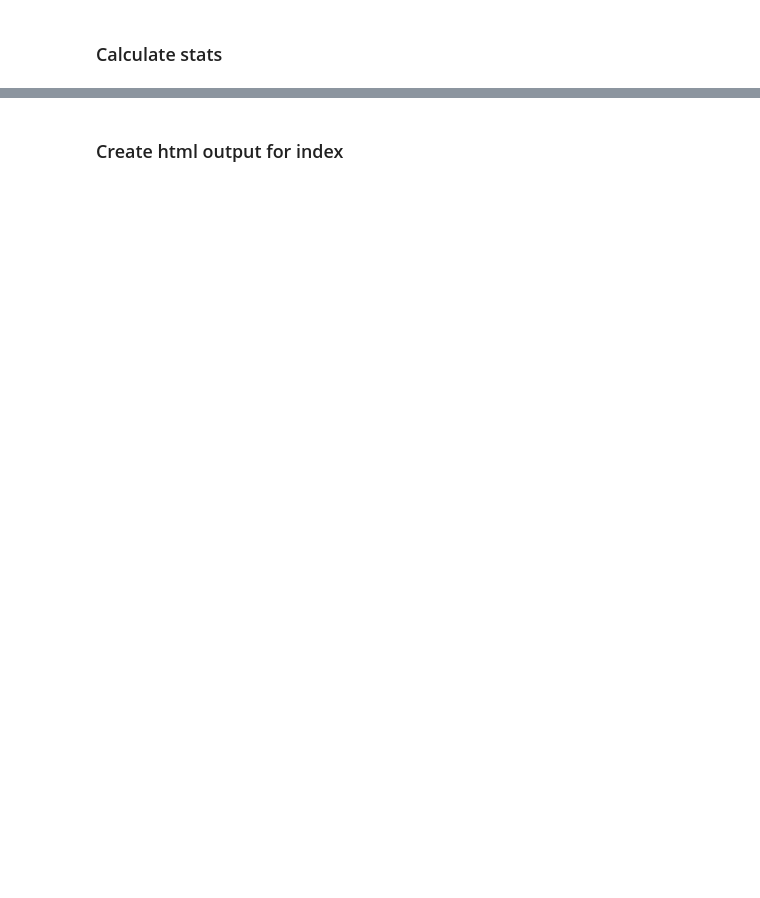
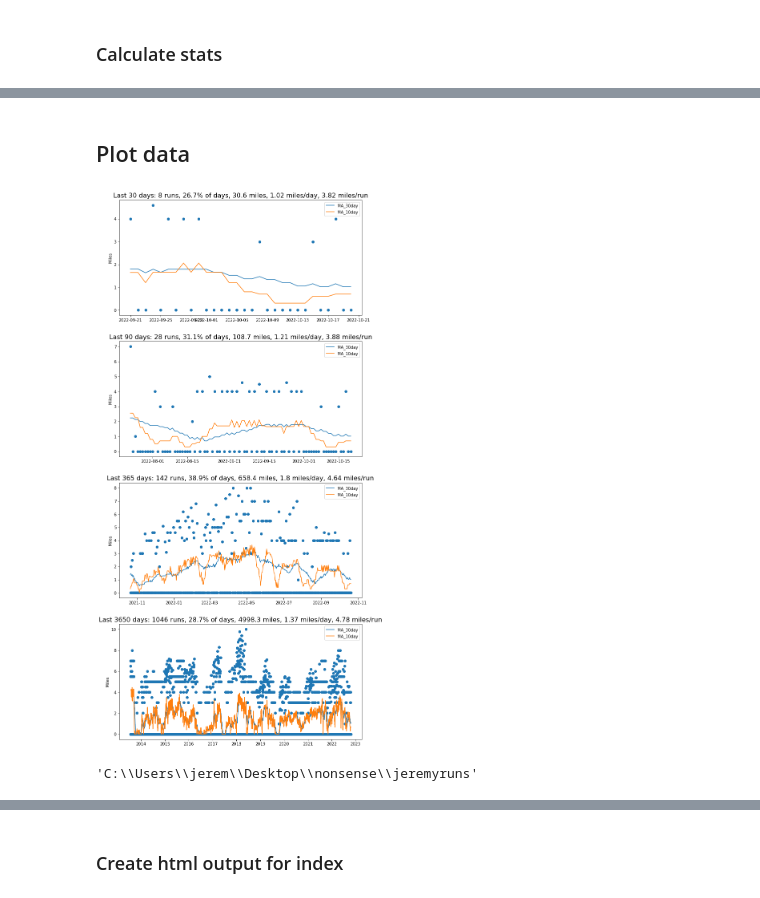
Before and after one commit to jeremypmobley/nonsense, a Jupyter notebook: jeremyruns/run_log_charts.ipynb, the cells around one changed output, grey strips where cells are left out. Drawn from its saved outputs; the diff is of its cells as text; code cells hidden in the pictures; blank space fills up the shorter version.

Commit message:
Updated jeremyruns to a single chart

```diff
--- a/jeremyruns/run_log_charts.ipynb
+++ b/jeremyruns/run_log_charts.ipynb
@@ -95,9 +59,0 @@ plt.legend(['MA_30day', 'MA_10day'])
-# %%
-# Last 365 days- 10, 30 day MA
-sns.set(rc = {'figure.figsize':(10,6)})
-sns.scatterplot(data = df.tail(366), x = "Date", y = "Miles")
-sns.lineplot('Date', 'value', hue='variable',
-             data=pd.melt(df.tail(366)[['Date', 'MA_30day', 'MA_10day']], 'Date'))
-plt.title('Last year')
-plt.legend(['MA_30day', 'MA_10day'])
-# plt.savefig('last_year.png')
@@ -294,5 +140,6 @@ def create_last_run_text(df):
 
     return last_run_text
 # %%
-create_last_run_text(df)
+last_run_text = create_last_run_text(df)
+last_run_text
 # %% [output]
@@ -304,0 +152,52 @@ print(site_last_updated)
+# %% [markdown]
+## Plot data
+# %%
+fig, ax = plt.subplots(4,1, figsize=(10,20))
+
+days_back = 30
+ax[0].scatter(df.tail(days_back)['Date'],df.tail(days_back)['Miles'])
+ax[0].plot(df.tail(days_back)['Date'],df.tail(days_back)['MA_30day'])
+ax[0].plot(df.tail(days_back)['Date'],df.tail(days_back)['MA_10day'])
+ax[0].legend(['MA_30day', 'MA_10day'])
+ax[0].set_ylabel('Miles')
+text_summary = create_metrics_text_from_dict(calc_runstats(df=df, num_days_back=days_back))
+ax[0].set_title(f'{text_summary}')
+ax[0].title.set_size(16)
+
+days_back = 90
+ax[1].plot(df.tail(days_back)['Date'],df.tail(days_back)['MA_30day'])
+ax[1].plot(df.tail(days_back)['Date'],df.tail(days_back)['MA_10day'])
+ax[1].scatter(df.tail(days_back)['Date'],df.tail(days_back)['Miles'])
+ax[1].legend(['MA_30day', 'MA_10day'])
+ax[1].set_ylabel('Miles')
+text_summary = create_metrics_text_from_dict(calc_runstats(df=df, num_days_back=days_back))
+ax[1].set_title(f'{text_summary}')
+ax[1].title.set_size(16)
+
+days_back = 365
+ax[2].plot(df.tail(days_back)['Date'],df.tail(days_back)['MA_30day'])
+ax[2].plot(df.tail(days_back)['Date'],df.tail(days_back)['MA_10day'])
+ax[2].scatter(df.tail(days_back)['Date'],df.tail(days_back)['Miles'])
+ax[2].legend(['MA_30day', 'MA_10day'])
+ax[2].set_ylabel('Miles')
+text_summary = create_metrics_text_from_dict(calc_runstats(df=df, num_days_back=days_back))
+ax[2].set_title(f'{text_summary}')
+ax[2].title.set_size(16)
+
+days_back = 3650
+ax[3].plot(df.tail(days_back)['Date'],df.tail(days_back)['MA_30day'])
+ax[3].plot(df.tail(days_back)['Date'],df.tail(days_back)['MA_10day'])
+ax[3].scatter(df.tail(days_back)['Date'],df.tail(days_back)['Miles'])
+ax[3].legend(['MA_30day', 'MA_10day'])
+ax[3].set_ylabel('Miles')
+text_summary = create_metrics_text_from_dict(calc_runstats(df=df, num_days_back=days_back))
+ax[3].set_title(f'{text_summary}')
+ax[3].title.set_size(16)
+
+fig.tight_layout(pad = 3.0)
+
+plt.savefig('all_charts.png')
+
+plt.show()
+# %% [output]
+[figure, added]
@@ -304,0 +250,4 @@ print(site_last_updated)
+# %%
+pwd
+# %% [output]
+'C:\\Users\\jerem\\Desktop\\nonsense\\jeremyruns'
```
Also changed, not shown: parts of 42 cells of this notebook, 4 other files.
